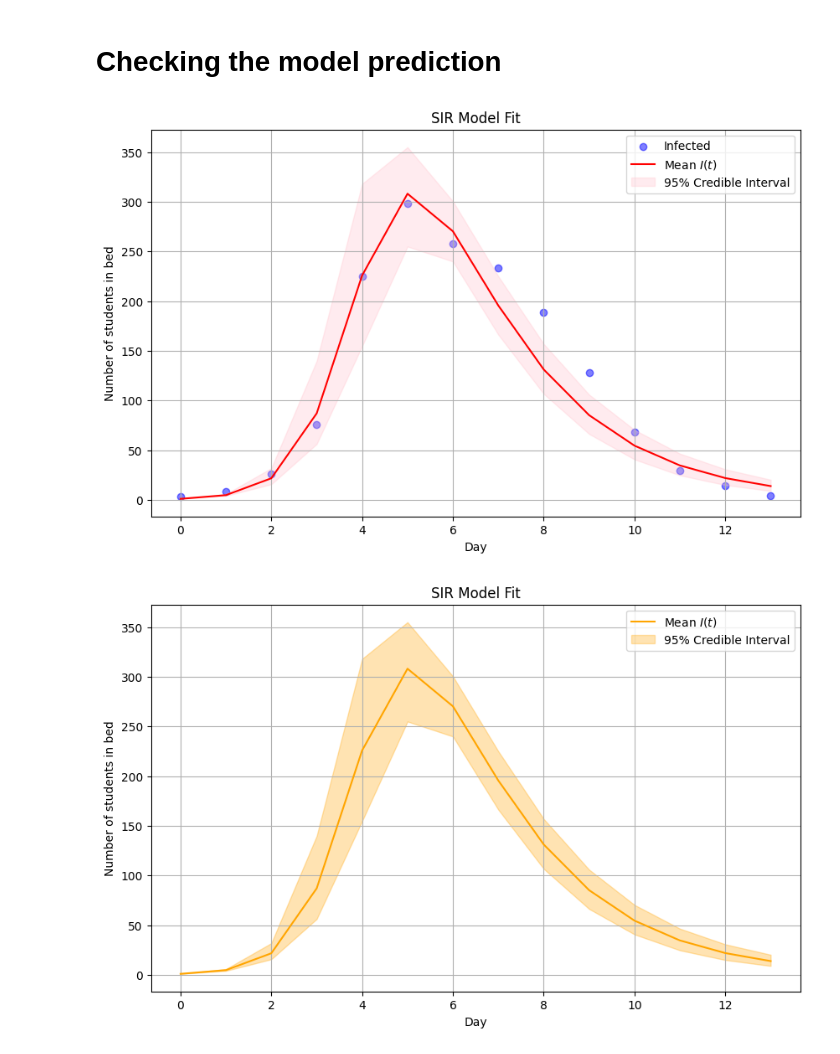
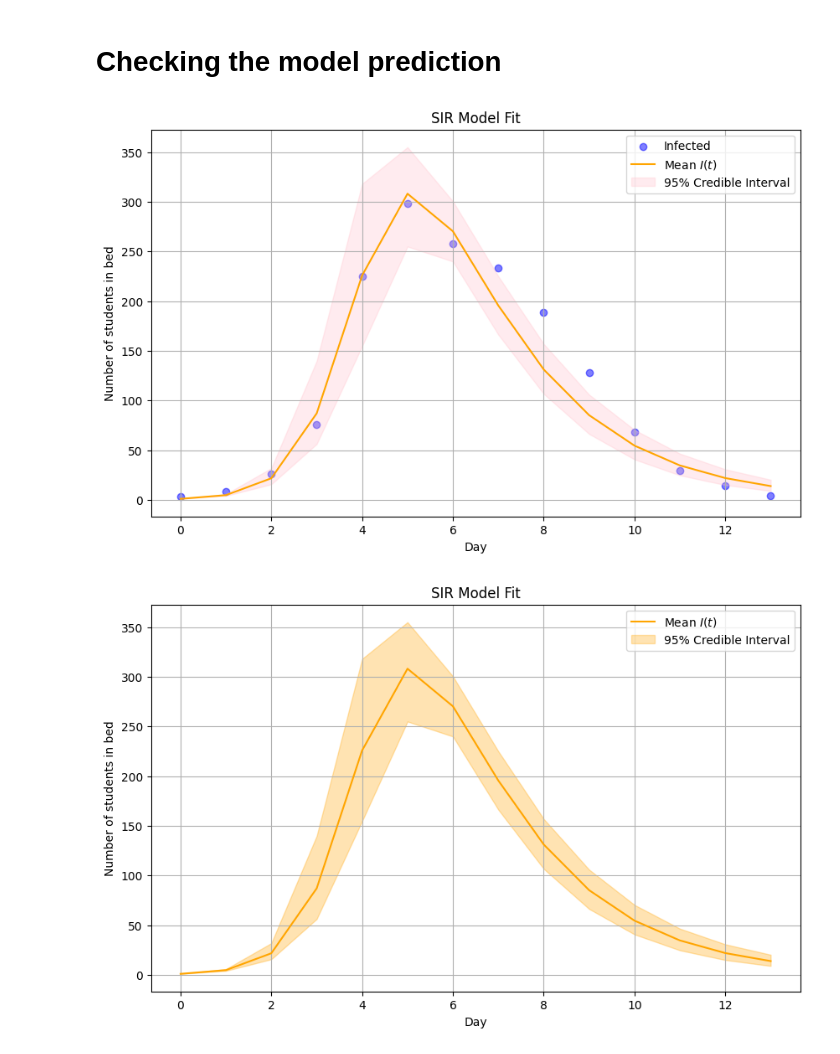
Before and after one commit to koomited/bayesian-epidemiology-project, a Jupyter notebook: project.ipynb, the cells around one changed output. Cells and saved outputs as stored; diff of their text form; code cells hidden in the pictures.

```diff
--- a/project.ipynb
+++ b/project.ipynb
@@ -140,31 +140,31 @@ The different chains agree with each other
 # %%
 # extract posterior samples
 posterior_samples = mcmc.get_samples()
 z_samples = posterior_samples['z']
 
 # calculate median and credible intervals
 lower_bound_infected = jnp.percentile(z_samples, 2.5, axis=0)[:, 1]
 upper_bound_infected = jnp.percentile(z_samples, 97.5, axis=0)[:, 1]
 mean_infected        = jnp.mean(z_samples, axis=0)[:, 1]
 
 # plot the observed data
 plt.figure(figsize=(10, 6))
 plt.scatter(jnp.arange(len(data['date'])), data['in_bed'], color='blue', alpha=0.5, label='Infected')
 
 # plot median of the posterior distribution
-plt.plot(jnp.arange(len(data['date'])), mean_infected, color='red', label='Mean $I(t)$')
+plt.plot(jnp.arange(len(data['date'])), mean_infected, color='orange', label='Mean $I(t)$')
 
 # plot uncertainty bounds
 plt.fill_between(jnp.arange(len(data['date'])), lower_bound_infected, upper_bound_infected, color='pink', alpha=0.3, label='95% Credible Interval')
 
 plt.xlabel('Day')
 plt.ylabel('Number of students in bed')
 plt.title('SIR Model Fit')
 plt.legend()
 plt.grid(True)
 plt.show()
 # %% [output]
-[figure, old version]
+[figure, new version]
 # %%
 # extract posterior samples
 posterior_samples = mcmc.get_samples()
```
